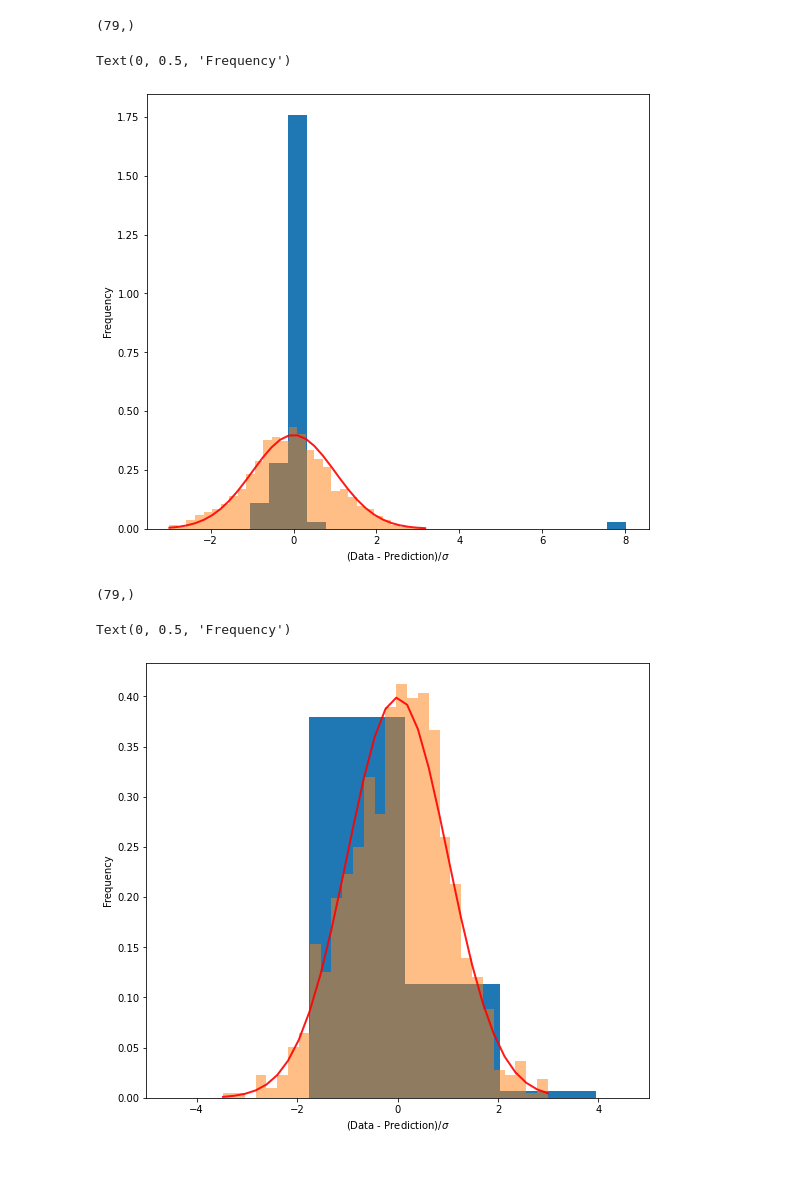
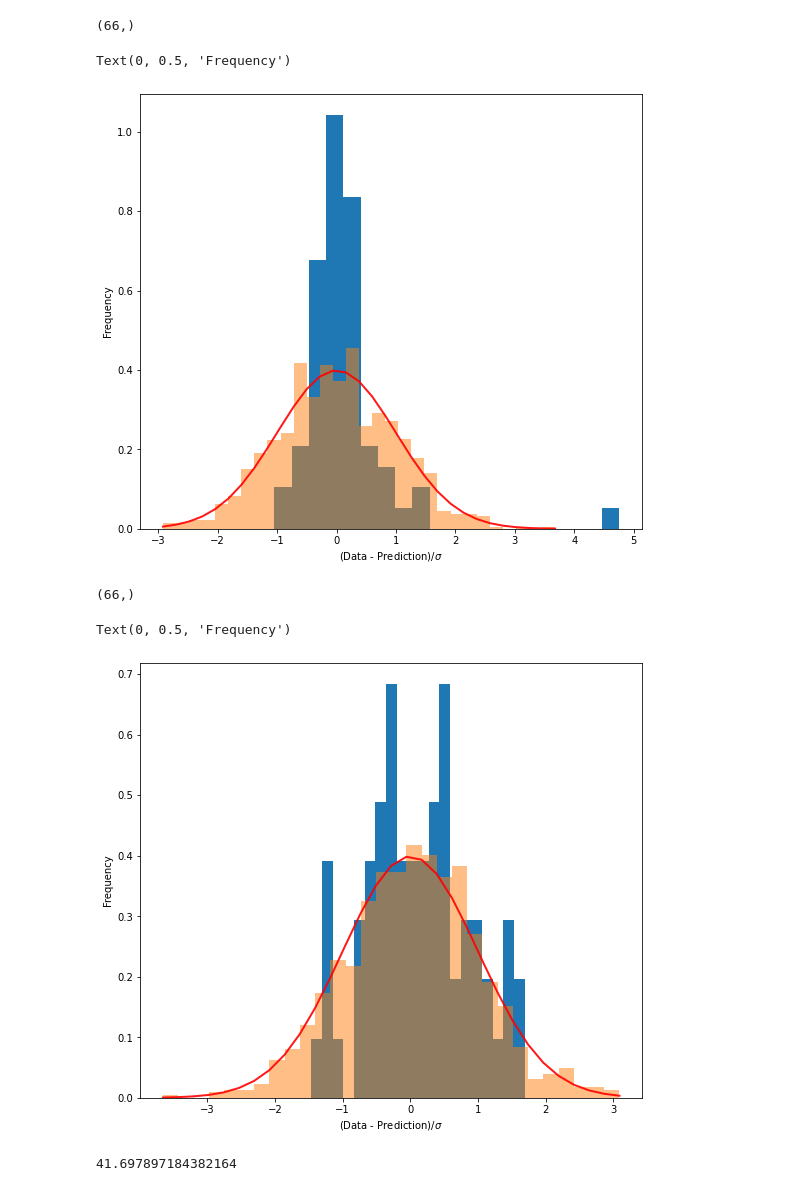
Before and after one commit to ni-phy/year4-project, a Jupyter notebook: Nikolas/gyrochronology/age_tfp_hmc.ipynb, the cells around one changed output. Cells and saved outputs as stored; diff of their text form; code cells hidden in the pictures.

```diff
--- a/Nikolas/gyrochronology/age_tfp_hmc.ipynb
+++ b/Nikolas/gyrochronology/age_tfp_hmc.ipynb
@@ -145,7 +193,7 @@ c=0.4
 d=0.601
 
 Y = observations = (np.array(p) - mean_fn(X1, r.t2bv(np.array(te)), a, b, c, d))
-noise_variance = p_error
+noise_variance = p_error**0.5
 
 sigma_init = 0.1*(max(Y) - min(Y))**0.5
 l_scale = max(X2) - min(X2)
@@ -156,7 +204,7 @@ gaussian_process_model = tfd.JointDistributionSequential([
   # tfd.Normal(X2.reshape(-1), 0.04*X1.reshape(-1)),
   # tfd.Normal(X3.reshape(-1), 0.04*X1.reshape(-1)),
   lambda amplitude, length_scale, observations1_: tfd.GaussianProcess(
-      kernel=psd_kernels.ExponentiatedQuadratic(amplitude, length_scale),
+      kernel=psd_kernels.ExponentiatedQuadratic(amplitude, length_scale), mean_fn=mean_fn_hmc,
       index_points=observations1_, observation_noise_variance=observation_index_error)])
 
 initial_chain_states = [
@@ -182,12 +230,12 @@ def run_mcmc():
   return tfp.mcmc.sample_chain(
       num_results=num_results,
       num_burnin_steps=num_burnin_steps,
-      num_steps_between_results=4,
+      num_steps_between_results=10,
       current_state=initial_chain_states,
       kernel=tfp.mcmc.SimpleStepSizeAdaptation(
           inner_kernel = tfp.mcmc.HamiltonianMonteCarlo(
               target_log_prob_fn=unnormalized_log_posterior,
-              step_size=[np.float64(1e-5)],
+              step_size=[np.float64(1e-3)],
               num_leapfrog_steps=3),
               num_adaptation_steps=int(num_burnin_steps)),
       trace_fn=lambda _, pkr: pkr.inner_results.is_accepted)
@@ -209,7 +257,7 @@ gp = tfd.GaussianProcessRegressionModel(
     index_points=X_test,
     observation_index_points=observation_index_points,
     observations= observations_l,
-    observation_noise_variance=noise_variance)
+    observation_noise_variance=noise_variance, predictive_noise_variance = noise_variance)
 
 #print("Final NLL = {}".format(neg_log_likelihood_))
 
@@ -249,4 +296,0 @@ print(np.mean(Y))
-# %%
-for i in mu_test:
-  if i<=0.5:
-    print(i)
@@ -254,0 +297,4 @@ for i in mu_test:
+# %%
+x = np.linspace(0, 30)
+plt.plot(x, x , 'r')
+plt.scatter(vals[1]**2, np.sort(p_error))
@@ -259,7 +308,6 @@ font = {'size': 16,
 #plt.errorbar(np.sort(data[::al, 1]), vals[0,:], yerr=vals[1,:]**0.5, fmt='bo')
 plt.fill_between(np.sort(p), vals[0,:] - vals[1,:], vals[0,:] + vals[1,:], color='blue', alpha=0.2)
 plt.errorbar(np.sort(p), np.sort(mu_test), yerr=vals[1,:], fmt='o')
-x = np.linspace(0, 55)
 plt.plot(x, x , 'r')
 plt.xlabel('Data', fontdict=font)
 plt.ylabel('Prediction', fontdict=font)
@@ -277,5 +325,5 @@ plt.legend(fontsize='xx-large')
 # %%
-Z = (np.sort(p)-vals[0,:])/(vals[1,:]**2 +p_error**2)
+Z = (np.sort(p)-vals[0,:])/(vals[1,:]**2 +p_error**2)**0.5
 print(Y.shape)
 plt.figure(figsize=(9,8))
 plt.hist(Z, density=True, bins=20)
@@ -288,27 +336,36 @@ plt.plot(bins, 1/(sigma * np.sqrt(2 * np.pi)) *
 plt.xlabel('(Data - Prediction)/$\sigma$')
 plt.ylabel('Frequency')
 # %% [output]
-(79,)
+(66,)
 Text(0, 0.5, 'Frequency')
-[figure, old version]
+[figure, new version]
 # %%
 Z = (np.sort(p)-vals[0,:])/vals[1,:]
 print(Y.shape)
+for i in range(0,len(Z)-1):
+  if Z[i]>5:
+    x = Z.tolist()
+    x.pop(i)
+    Z = np.array(x)
 plt.figure(figsize=(9,8))
 plt.hist(Z, density=True, bins=20)
 mu, sigma = 0, 1 # mean and standard deviation
 s = np.random.normal(mu, sigma, 1000)
 count, bins, ignored = plt.hist(s, 30, density=True, alpha=0.5)
 plt.plot(bins, 1/(sigma * np.sqrt(2 * np.pi)) *
                np.exp( - (bins - mu)**2 / (2 * sigma**2) ),
          linewidth=2, color='r', alpha=0.9)
-plt.xlim((-5,5))
+#plt.xlim((-5,5))
 plt.xlabel('(Data - Prediction)/$\sigma$')
 plt.ylabel('Frequency')
 # %% [output]
-(79,)
+(66,)
 Text(0, 0.5, 'Frequency')
-[figure, old version]
+[figure, new version]
+# %%
+print(max(x))
+# %% [output]
+41.697897184382164
 # %%
 import collections
 PooledModel = collections.namedtuple('PooledModel', ['Amplitude1','Length_Scale1', 'Obs'])
```
Also changed, not shown: parts of 16 cells of this notebook.
